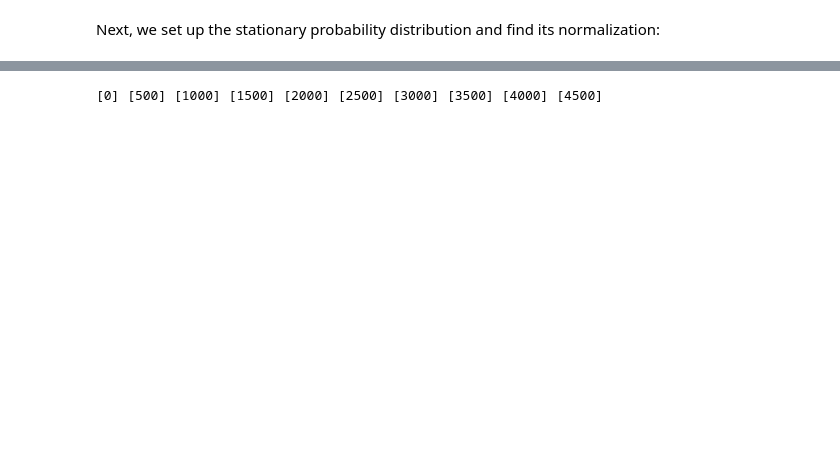
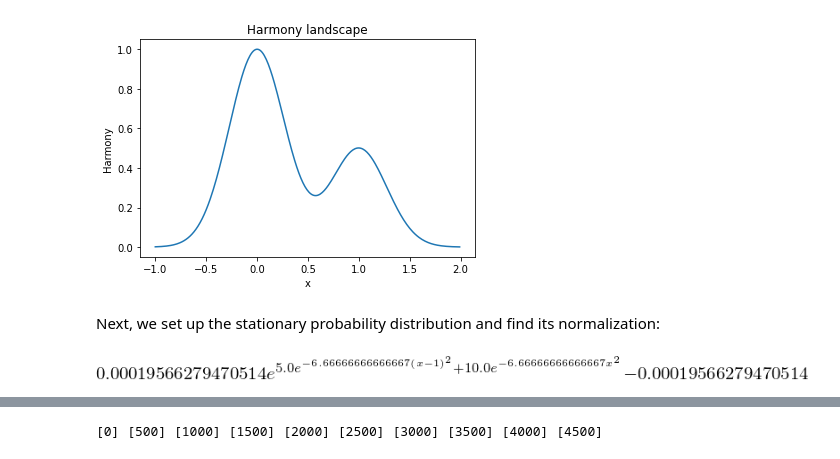
Before and after one commit to garrett-m-smith/SOParser, a Jupyter notebook: Testing/Timing.ipynb, the cells around one changed output, grey strips where cells are left out. Drawn from its saved outputs; the diff is of its cells as text; code cells hidden in the pictures; blank space fills up the shorter version.

```diff
--- a/Testing/Timing.ipynb
+++ b/Testing/Timing.ipynb
@@ -58,12 +60,32 @@ H = h0*exp(-x**2 / gamma) + h1*exp(-(x-1)**2 / gamma)  # defining the harmony fu
 dxdt = diff(H, x)  # taking the gradient of H wrt. x
 #print('\ndx/dt = ')
 #display(dxdt)
+# %%
+# Looking at the harmony landscape
+import numpy as np
+import matplotlib.pyplot as plt
+
+Hnum = lambdify(x, H)  # Create a Numpy function out of the symbolic harmony function
+xrange = np.arange(-1., 2, 0.01)
+harmony = np.zeros(xrange.shape)
+for i in range(len(xrange)):
+    harmony[i] = Hnum(xrange[i])
+plt.plot(xrange, harmony)
+plt.title('Harmony landscape')
+plt.ylabel('Harmony')
+plt.xlabel('x')
+plt.show()
+# %% [output]
+[figure, added]
 # %% [markdown]
 Next, we set up the stationary probability distribution and find its normalization:
 # %%
 # The unnormalized stationary probability distribution, with values substituted in for the various parameters
-Punnrom = exp(H / D)
-# Finding the normalization; note the end points of the integration were chosen basically arbitrarily
-normalization = Integral(Punnorm, (x, -2, 3)).evalf()  # Takes < a minute to evaluate the integral
-normalization
+Punnorm = exp(H / D) - 1  # Need to subtract 1 so that the curve sits on the x-axis; Check with Till!
+# Finding the normalization
+normalization = Integral(Punnorm, (x, -oo, oo)).evalf()  # Takes about a minute to calculate
+#print(normalization)
 Ps = (1 / normalization) * Punnorm
+Ps
+# %% [output]
+[figure, added]
```
Also changed, not shown: parts of 17 cells of this notebook.
